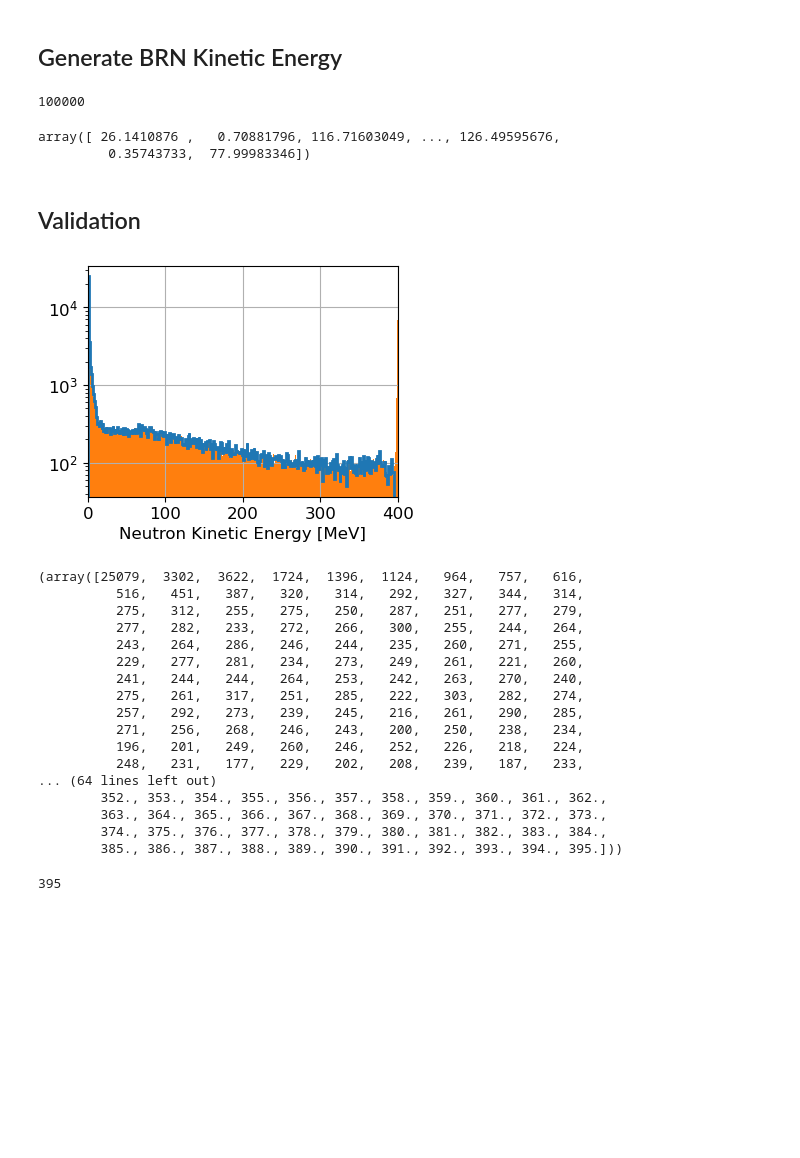
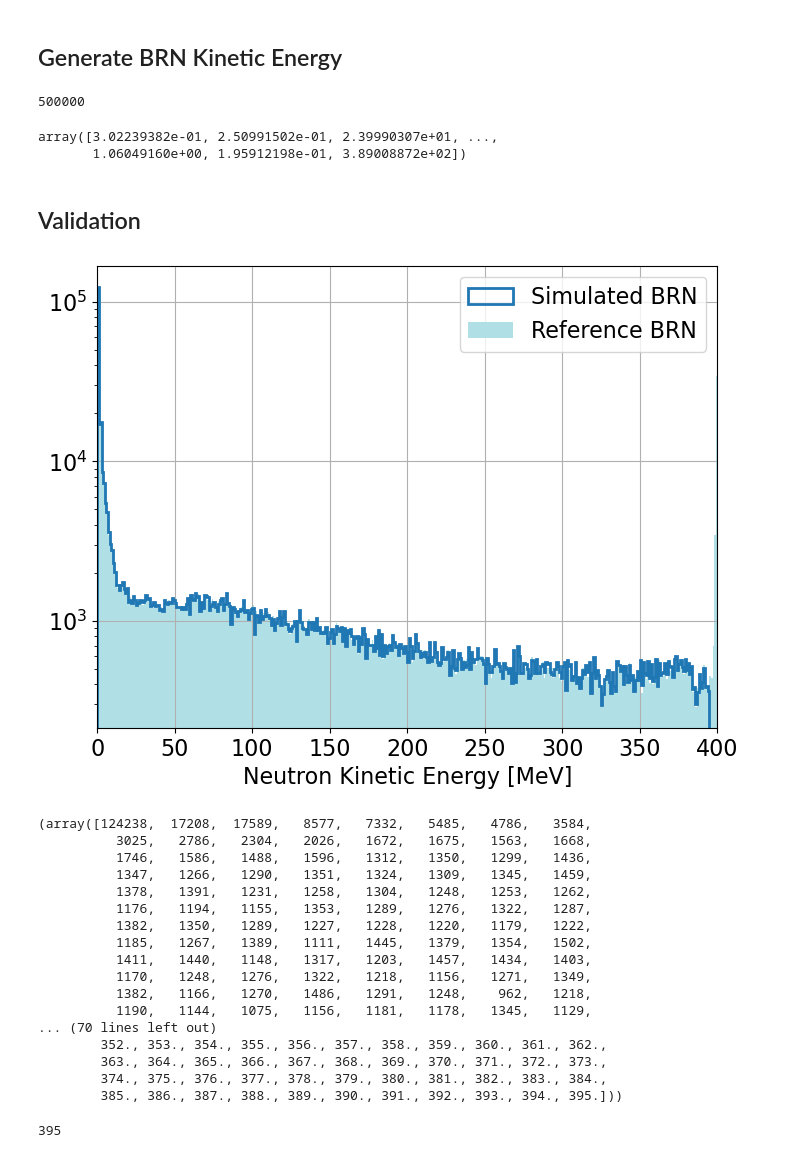
Before and after one commit to yuntsebaryon/SimpleCosmics, a Jupyter notebook: BRN/BRNSpectrum.ipynb, the cells around one changed output. Cells and saved outputs as stored; diff of their text form; code cells hidden in the pictures; blank space fills up the shorter version.

Commit message:
plot, generate, and verify the BRN spectrum

```diff
--- a/BRN/BRNSpectrum.ipynb
+++ b/BRN/BRNSpectrum.ipynb
@@ -96,48 +96,51 @@ def rejectSampling(kemin, kemax, nSamples):
 
     return outSamples
 # %%
-nSamples = 100000
+nSamples = 500000
 voutSamples = rejectSampling(0., 395., nSamples)
 len(voutSamples)
 # %% [output]
-100000
+500000
 # %%
 voutSamples
 # %% [output]
-array([ 26.1410876 ,   0.70881796, 116.71603049, ..., 126.49595676,
-         0.35743733,  77.99983346])
+array([3.02239382e-01, 2.50991502e-01, 2.39990307e+01, ...,
+       1.06049160e+00, 1.95912198e-01, 3.89008872e+02])
 # %% [markdown]
 ## Validation
 # %%
-fig, ax = plt.subplots( figsize = (4, 3) )
+fig, ax = plt.subplots( figsize = (8, 6) )
 
-ax.hist(voutSamples, bins = np.linspace(0, 400, 401), histtype = 'step', lw = 2)
-ax.bar(brn_bins[:-1], brn*nSamples/79369., width = np.diff(brn_bins), align = "edge")
-ax.set_xlabel( 'Neutron Kinetic Energy [MeV]', fontsize = 12 )
-ax.tick_params(axis = 'x', labelsize = 12)
-ax.tick_params(axis = 'y', labelsize = 12)
+ax.hist(voutSamples, bins = np.linspace(0, 400, 401), histtype = 'step', lw = 2, label = 'Simulated BRN')
+ax.bar(brn_bins[:-1], brn*nSamples/79369., width = np.diff(brn_bins), align = "edge",
+       color = 'powderblue', label = 'Reference BRN')
+ax.set_xlabel( 'Neutron Kinetic Energy [MeV]', fontsize = 16 )
+ax.tick_params(axis = 'x', labelsize = 16)
+ax.tick_params(axis = 'y', labelsize = 16)
 ax.set_xlim( [0, 400])
 ax.semilogy()
 ax.grid(':')
+ax.legend( fontsize = 16)
+fig.savefig('BRNSpectrum.pdf')
 # %% [output]
-[figure, old version]
+[figure, new version]
 # %%
 outHist = np.histogram(voutSamples, bins = np.linspace(0, 395, 396))
 outHist
 # %% [output]
-(array([25079,  3302,  3622,  1724,  1396,  1124,   964,   757,   616,
-          516,   451,   387,   320,   314,   292,   327,   344,   314,
-          275,   312,   255,   275,   250,   287,   251,   277,   279,
-          277,   282,   233,   272,   266,   300,   255,   244,   264,
-          243,   264,   286,   246,   244,   235,   260,   271,   255,
-          229,   277,   281,   234,   273,   249,   261,   221,   260,
-          241,   244,   244,   264,   253,   242,   263,   270,   240,
-          275,   261,   317,   251,   285,   222,   303,   282,   274,
-          257,   292,   273,   239,   245,   216,   261,   290,   285,
-          271,   256,   268,   246,   243,   200,   250,   238,   234,
-          196,   201,   249,   260,   246,   252,   226,   218,   224,
-          248,   231,   177,   229,   202,   208,   239,   187,   233,
-... (64 lines left out)
+(array([124238,  17208,  17589,   8577,   7332,   5485,   4786,   3584,
+          3025,   2786,   2304,   2026,   1672,   1675,   1563,   1668,
+          1746,   1586,   1488,   1596,   1312,   1350,   1299,   1436,
+          1347,   1266,   1290,   1351,   1324,   1309,   1345,   1459,
+          1378,   1391,   1231,   1258,   1304,   1248,   1253,   1262,
+          1176,   1194,   1155,   1353,   1289,   1276,   1322,   1287,
+          1382,   1350,   1289,   1227,   1228,   1220,   1179,   1222,
+          1185,   1267,   1389,   1111,   1445,   1379,   1354,   1502,
+          1411,   1440,   1148,   1317,   1203,   1457,   1434,   1403,
+          1170,   1248,   1276,   1322,   1218,   1156,   1271,   1349,
+          1382,   1166,   1270,   1486,   1291,   1248,    962,   1218,
+          1190,   1144,   1075,   1156,   1181,   1178,   1345,   1129,
+... (70 lines left out)
         352., 353., 354., 355., 356., 357., 358., 359., 360., 361., 362.,
         363., 364., 365., 366., 367., 368., 369., 370., 371., 372., 373.,
         374., 375., 376., 377., 378., 379., 380., 381., 382., 383., 384.,
```
Also changed, not shown: parts of 6 cells of this notebook.
